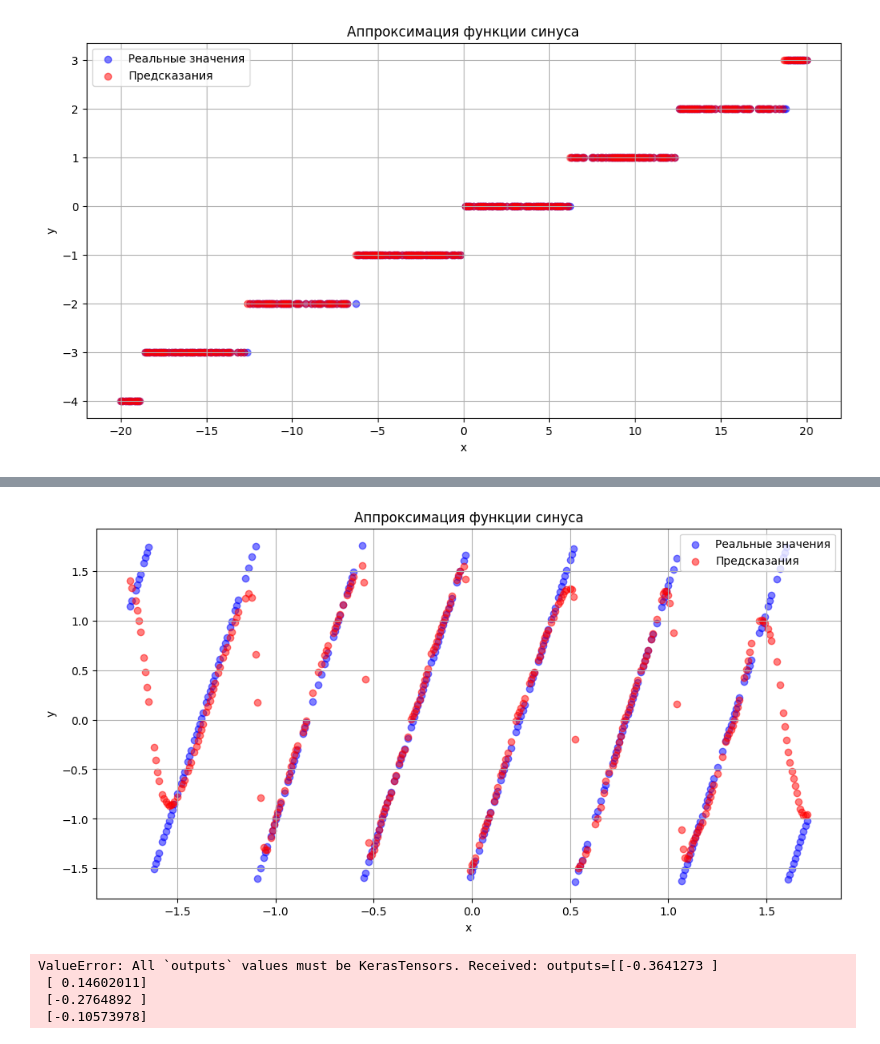
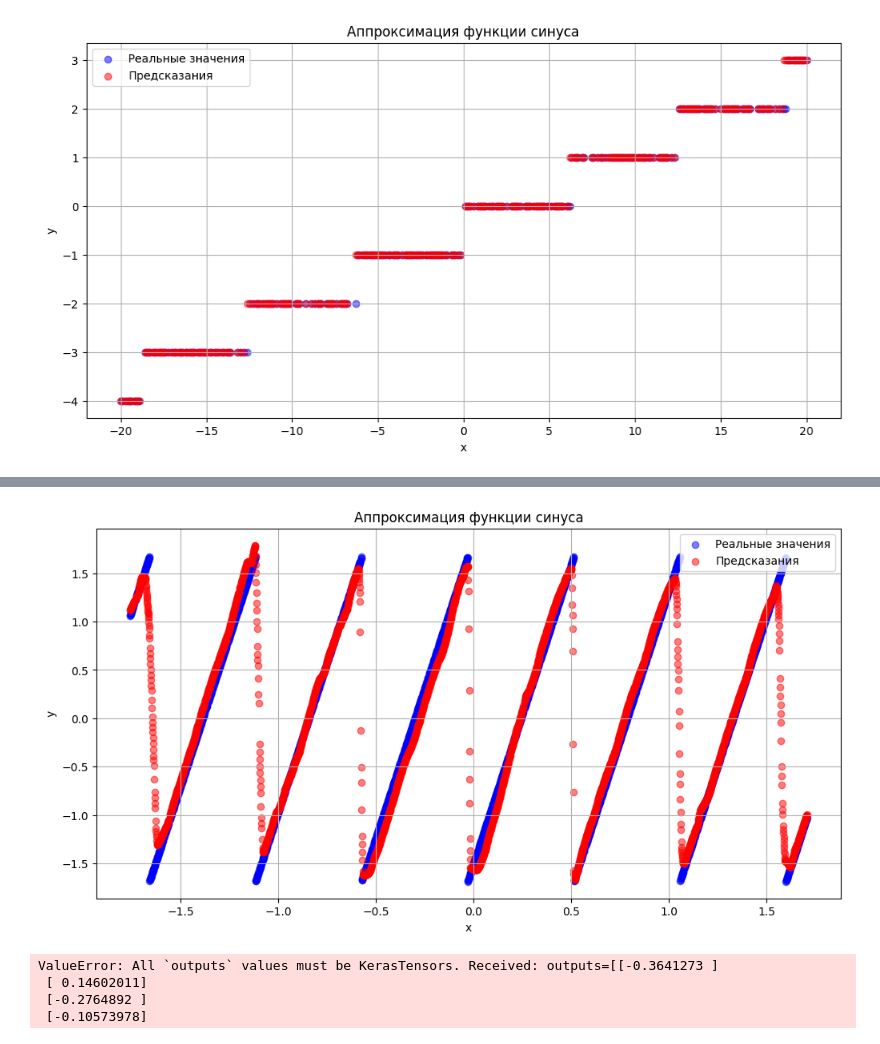
Before and after one commit to RedCross321/ai_labs, a Jupyter notebook: 5.ipynb, the cells around one changed output, grey strips where cells are left out. Cells and saved outputs as stored; diff of their text form; code cells hidden in the pictures.

```diff
--- a/5.ipynb
+++ b/5.ipynb
@@ -6,7 +8,7 @@ from keras.models import Sequential, Model
 from keras.layers import Dense, concatenate, Input, Concatenate
 from keras.optimizers import Adam
 
-X = np.arange(-20, 20.1, 0.1)
+X = np.arange(-20, 20.1, 0.01)
 y = np.sin(X) + np.sin(X * np.sqrt(2))
 
 T = np.floor(X / (2 * np.pi))
@@ -17,13 +19,8 @@ X = X.reshape(-1, 1)
 X_train1, X_test1, y_train1, y_test1 = train_test_split(X, y, test_size=0.25, random_state=13)
 
 model = Sequential([
-    Dense(400, activation='tanh', input_shape=(1,)),
-    Dense(128, activation='relu'),
-    Dense(128, activation='tanh'),
+    Dense(400, activation='relu', input_shape=(1,)),
     Dense(64, activation='relu'),
-    Dense(64, activation='tanh'),
-    Dense(32, activation='relu'),
-    Dense(32, activation='tanh'),
     Dense(32, activation='relu'),
     Dense(16, activation='relu'),
     Dense(1)
@@ -162,22 +158,20 @@ X1_trainP /= X1_trainP.std(axis=0)
 y1_trainP -= y1_trainP.mean(axis=0)
 y1_trainP /= y1_trainP.std(axis=0)
 
-model1 = Sequential([
-    Dense(80, activation='relu', input_shape=(1,)),
-    Dense(80, activation='relu'),
-    Dense(80, activation='relu'),
-    Dense(80, activation='relu'),
-    Dense(80, activation='relu'),
-    Dense(80, activation='relu'),
-    Dense(80, activation='relu'),
-    Dense(80, activation='relu'),
-    Dense(1, activation='linear')
-])
-# ear = EarlyStopping(monitor='loss', patience=50, restore_best_weights=True, verbose=1)
-# optimizer = Adam(learning_rate=0.00001)
-model1.compile(loss='mse', optimizer='rmsprop', metrics=['mae'])
-model1.fit(X1_trainP, y1_trainP, epochs=500, batch_size=10, validation_split=0.2)
-y1_pred = model1.predict(X1_trainP)
+in_P = Input((1,))
+lay = Dense(80, activation='relu')(in_P)
+lay = Dense(80, activation='relu')(lay)
+lay = Dense(80, activation='relu')(lay)
+lay = Dense(80, activation='relu')(lay)
+lay = Dense(80, activation='relu')(lay)
+lay = Dense(80, activation='relu')(lay)
+lay = Dense(80, activation='relu')(lay)
+out_P = Dense(1, activation='linear')(lay)
+model = Model(in_P, out_P)
+
+model.compile(loss='mse', optimizer='rmsprop', metrics=['mae'])
+model.fit(X1_trainP, y1_trainP, epochs=500, batch_size=10, validation_split=0.2)
+y1_pred = model.predict(X1_trainP)
 plt.figure(figsize=(12, 6))
 plt.scatter(X1_trainP, y1_trainP, color='blue', label='Реальные значения', alpha=0.5)
 plt.scatter(X1_trainP, y1_pred, color='red', label='Предсказания', alpha=0.5)
@@ -208,4 +202,4 @@ Epoch 500/500
-[figure, old version]
+[figure, new version]
 # %%
 input_layer = Input(shape=(1,))
 
```
Also changed, not shown: parts of 5 cells of this notebook.
